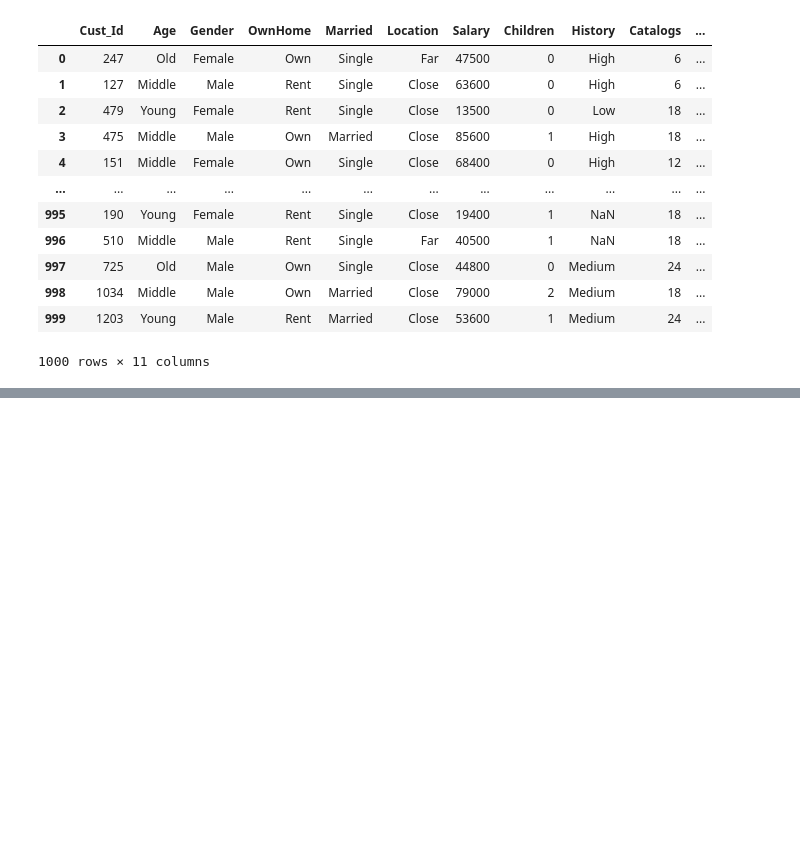
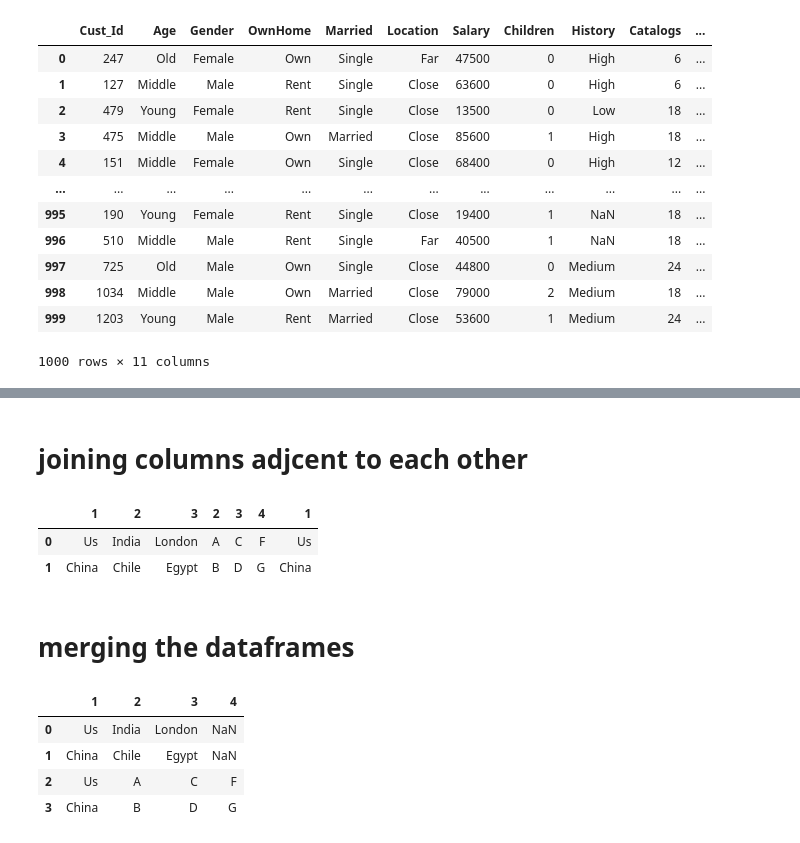
Before and after one commit to kshirsagarsiddharth/manipal_data_science, a Jupyter notebook: pandas_manipal.ipynb, the cells around one changed output, grey strips where cells are left out. Cells and saved outputs as stored; diff of their text form; code cells hidden in the pictures; blank space fills up the shorter version.

```diff
--- a/pandas_manipal.ipynb
+++ b/pandas_manipal.ipynb
@@ -1110,0 +1242,18 @@ df
+# %% [markdown]
+# joining columns adjcent to each other
+# %%
+pd.concat([df1,df2], axis=1) # concatenation on axis 1 in this case the the joining takes place on the index
+# %% [output]
+|  | 1 | 2 | 3 | 2 | 3 | 4 | 1 |
+| 0 | Us | India | London | A | C | F | Us |
+| 1 | China | Chile | Egypt | B | D | G | China |
+# %% [markdown]
+# merging the dataframes
+# %%
+pd.merge(df1, df2, how='outer')
+# %% [output]
+|  | 1 | 2 | 3 | 4 |
+| 0 | Us | India | London | NaN |
+| 1 | China | Chile | Egypt | NaN |
+| 2 | Us | A | C | F |
+| 3 | China | B | D | G |
```
Also changed, not shown: parts of 24 cells of this notebook.
